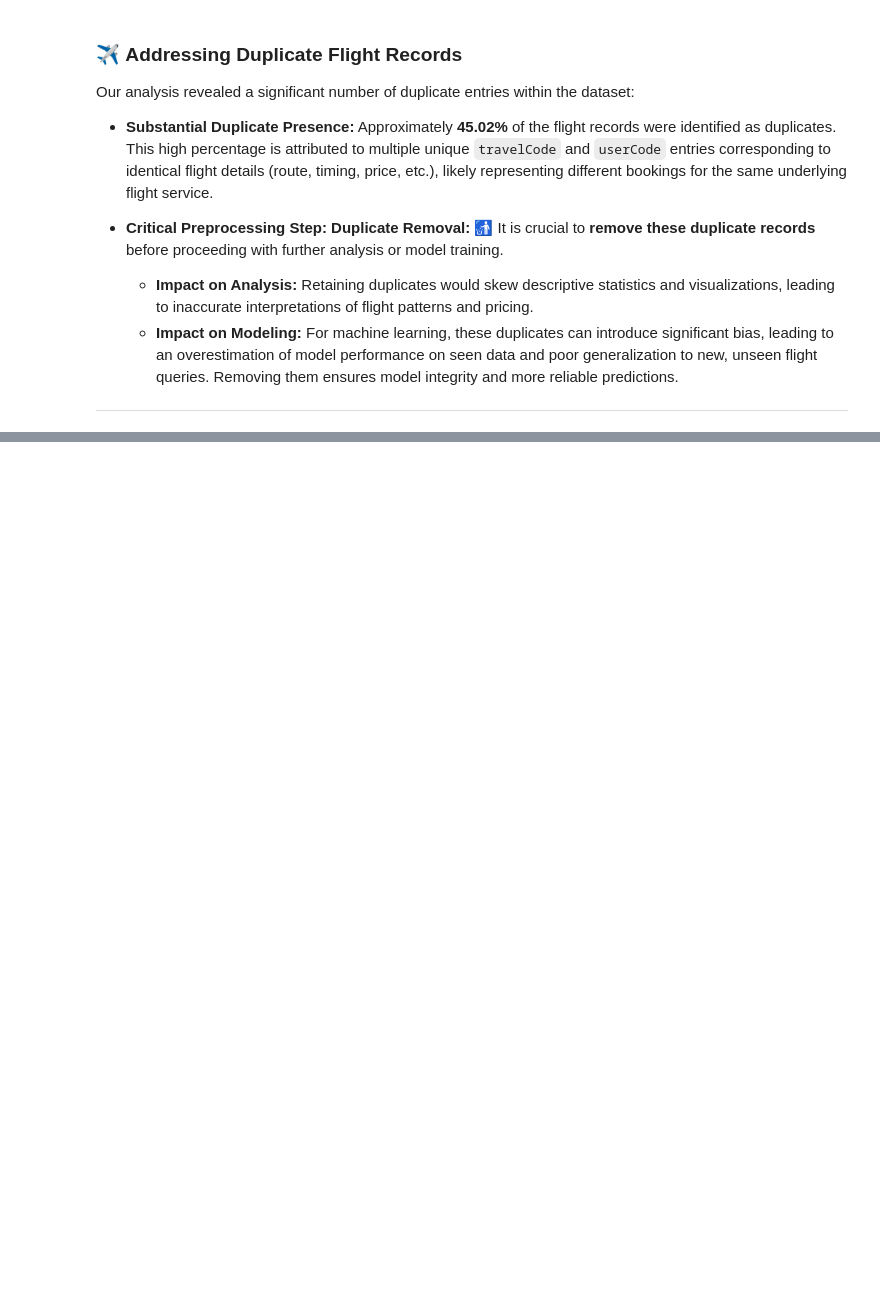
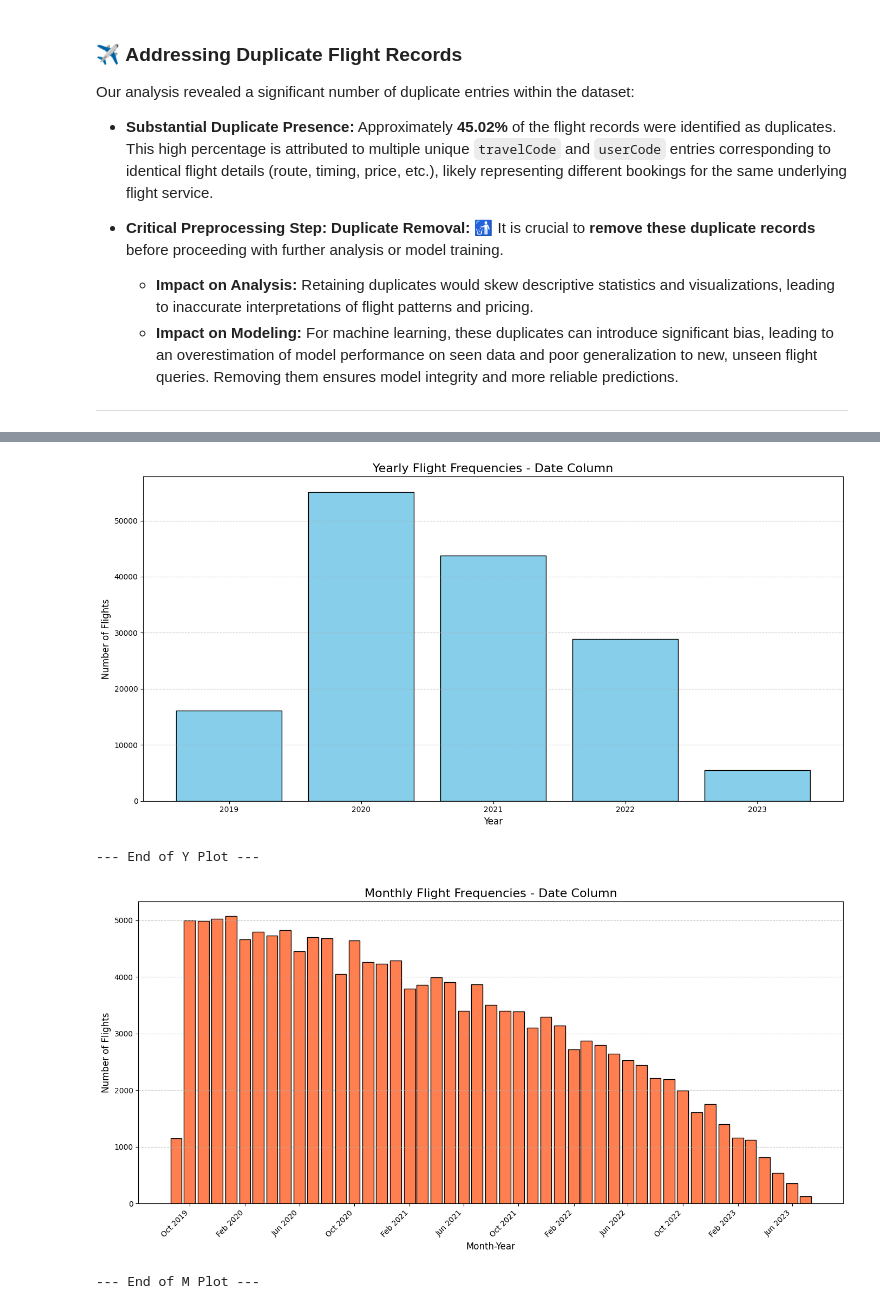
Before and after one commit to dakshvanshaj/flights-price-prediction-mlops, a Jupyter notebook: Notebooks/flights_eda.ipynb, the cells around one changed output, grey strips where cells are left out. Cells and saved outputs as stored; diff of their text form; code cells hidden in the pictures; blank space fills up the shorter version.

```diff
--- a/Notebooks/flights_eda.ipynb
+++ b/Notebooks/flights_eda.ipynb
@@ -146,0 +223,6 @@ Our analysis revealed a significant number of duplicate entries within the datas
+# %%
+flights["date"] = pd.to_datetime(flights["date"], errors="coerce")
+flights["month"] = flights["date"].dt.month
+flights["year"] = flights["date"].dt.year
+flights["day"] = flights["date"].dt.day
+flights.head()
@@ -146,0 +297,8 @@ Our analysis revealed a significant number of duplicate entries within the datas
+# %%
+plot_date_frequency_bar(flights["date"], freq="Y")
+plot_date_frequency_bar(flights["date"], freq="M")
+# %% [output]
+[figure, added]
+--- End of Y Plot ---
+[figure, added]
+--- End of M Plot ---
```
Also changed, not shown: parts of 20 cells of this notebook.
